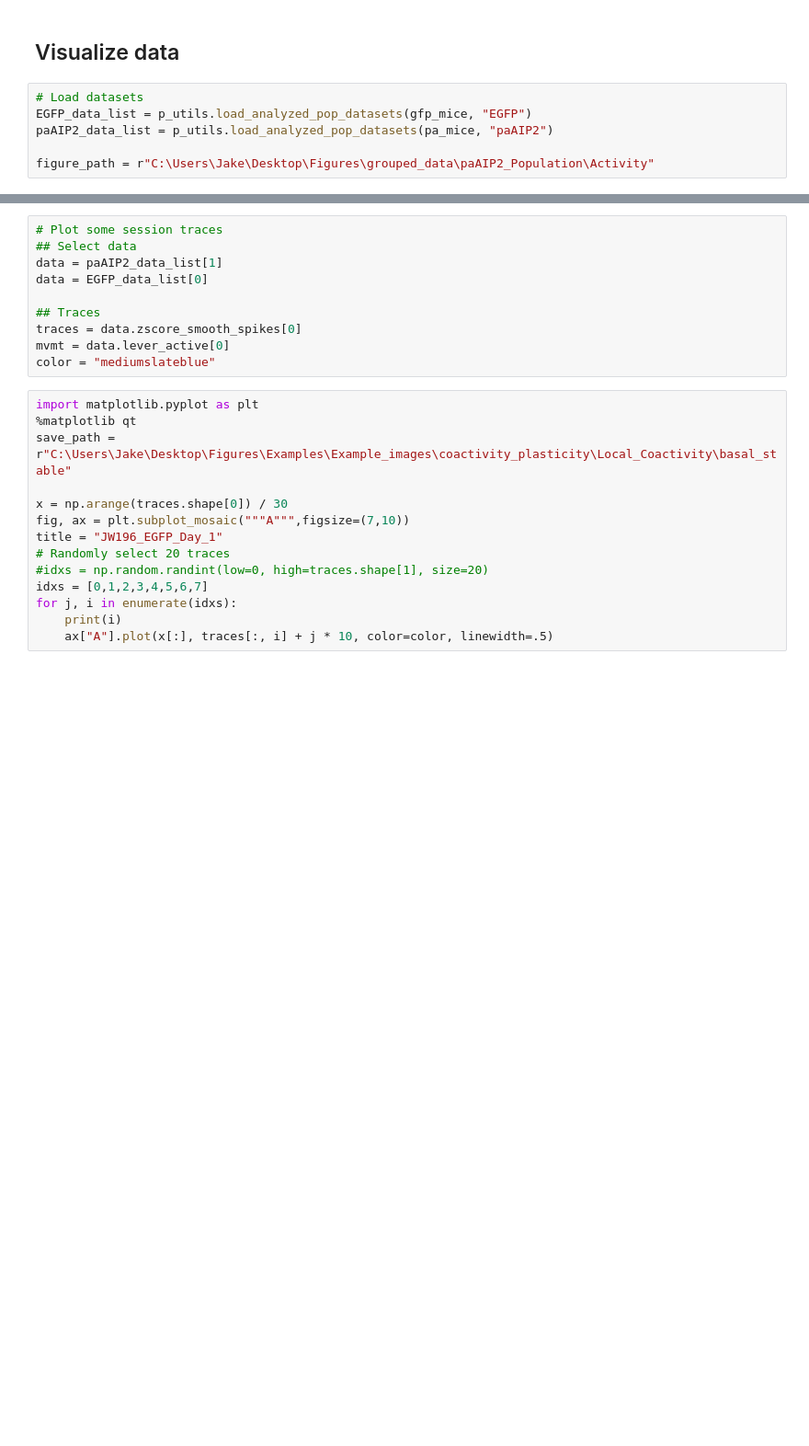
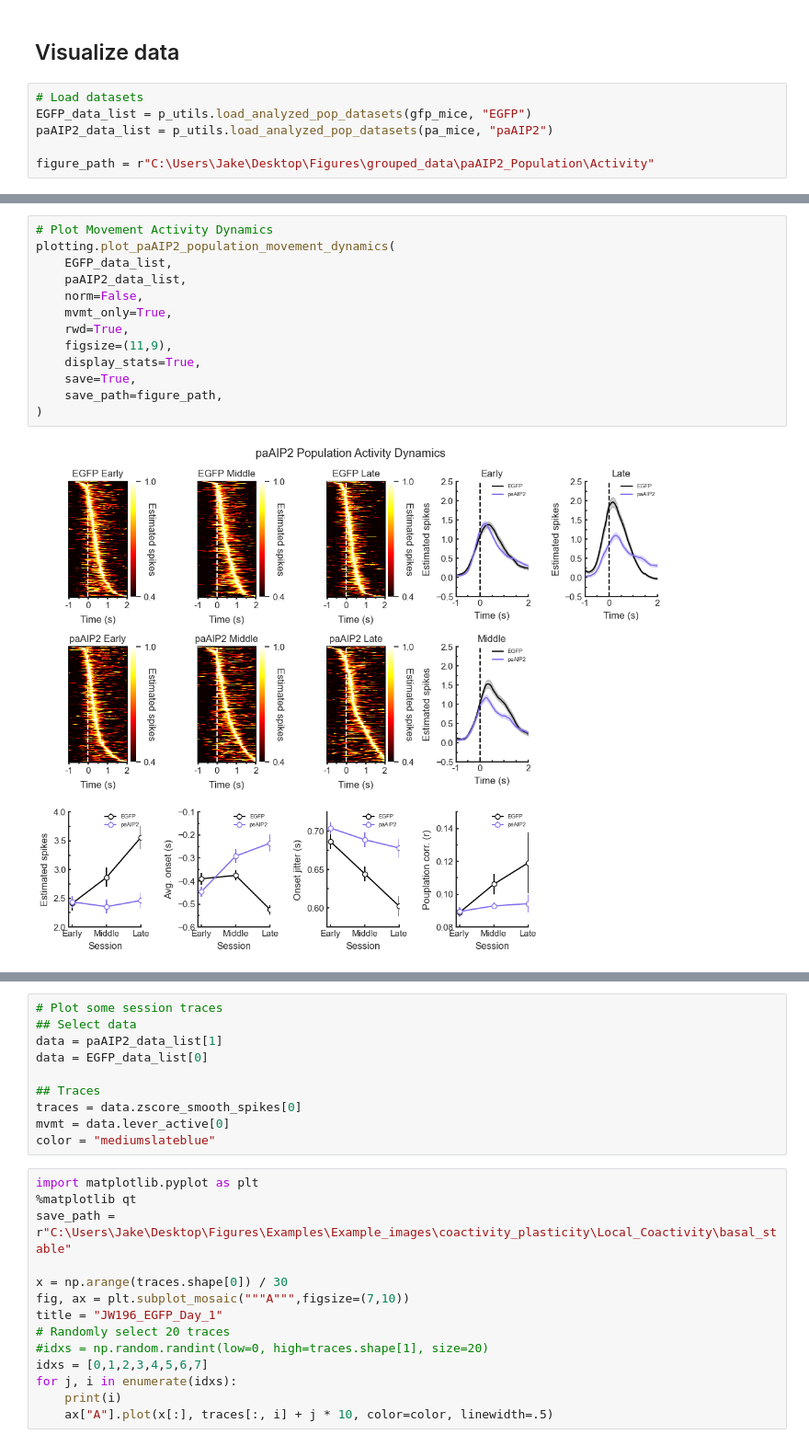
Before and after one commit to wjakewright/Lab_Analyses, a Jupyter notebook: Lab_Analyses/Population_Analysis/paAIP2_Population_Analysis_v2.ipynb, the cells around one changed output, grey strips where cells are left out. Shown at 92% size. Drawn from its saved outputs; the diff is of its cells as text; blank space fills up the shorter version.

```diff
--- a/Lab_Analyses/Population_Analysis/paAIP2_Population_Analysis_v2.ipynb
+++ b/Lab_Analyses/Population_Analysis/paAIP2_Population_Analysis_v2.ipynb
@@ -100,0 +157,15 @@ plot_paAIP2_population_dynamics(
+# %%
+# Plot Movement Activity Dynamics
+plotting.plot_paAIP2_population_movement_dynamics(
+    EGFP_data_list,
+    paAIP2_data_list,
+    norm=False,
+    mvmt_only=True,
+    rwd=True,
+    figsize=(11,9),
+    display_stats=True,
+    save=True,
+    save_path=figure_path,
+)
+# %% [output]
+[figure, added]
```
Also changed, not shown: parts of 34 cells of this notebook, 48 other files.
